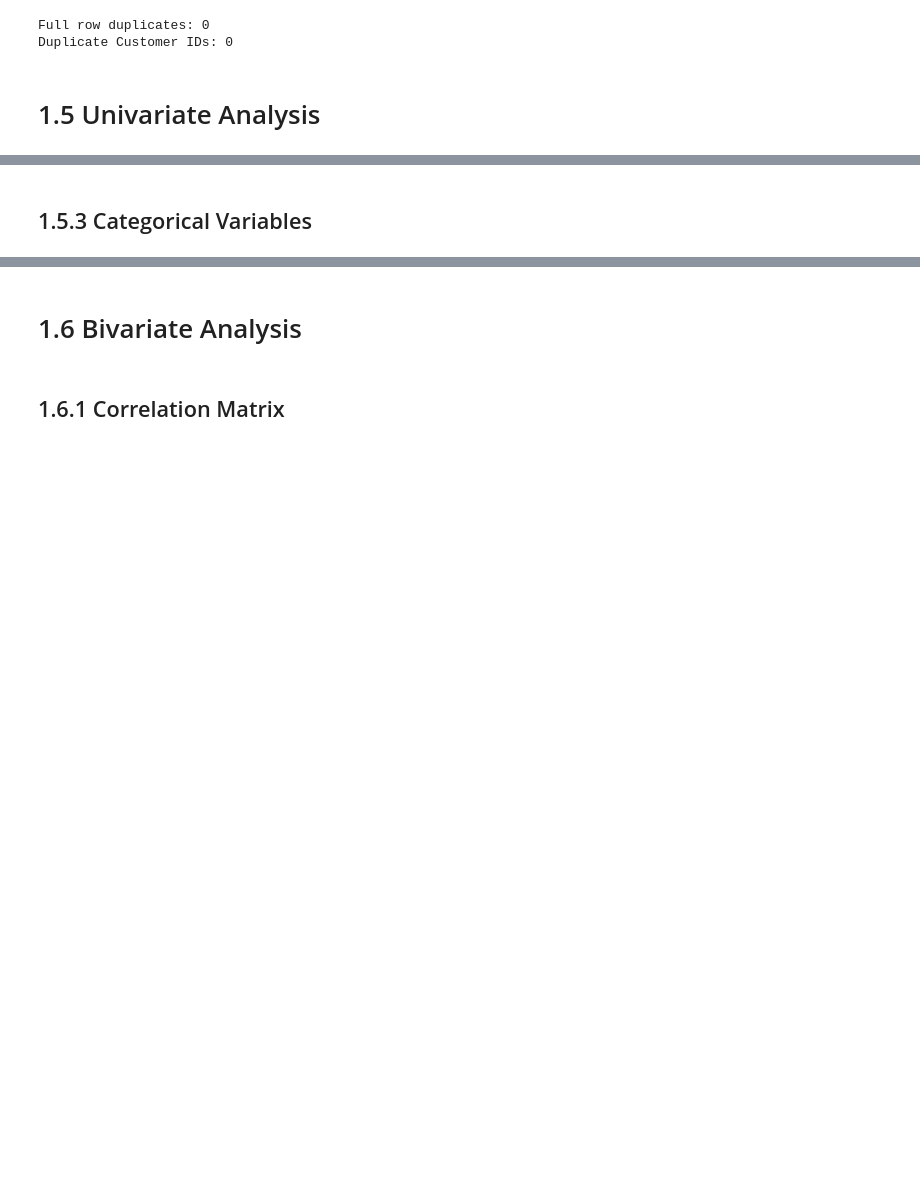
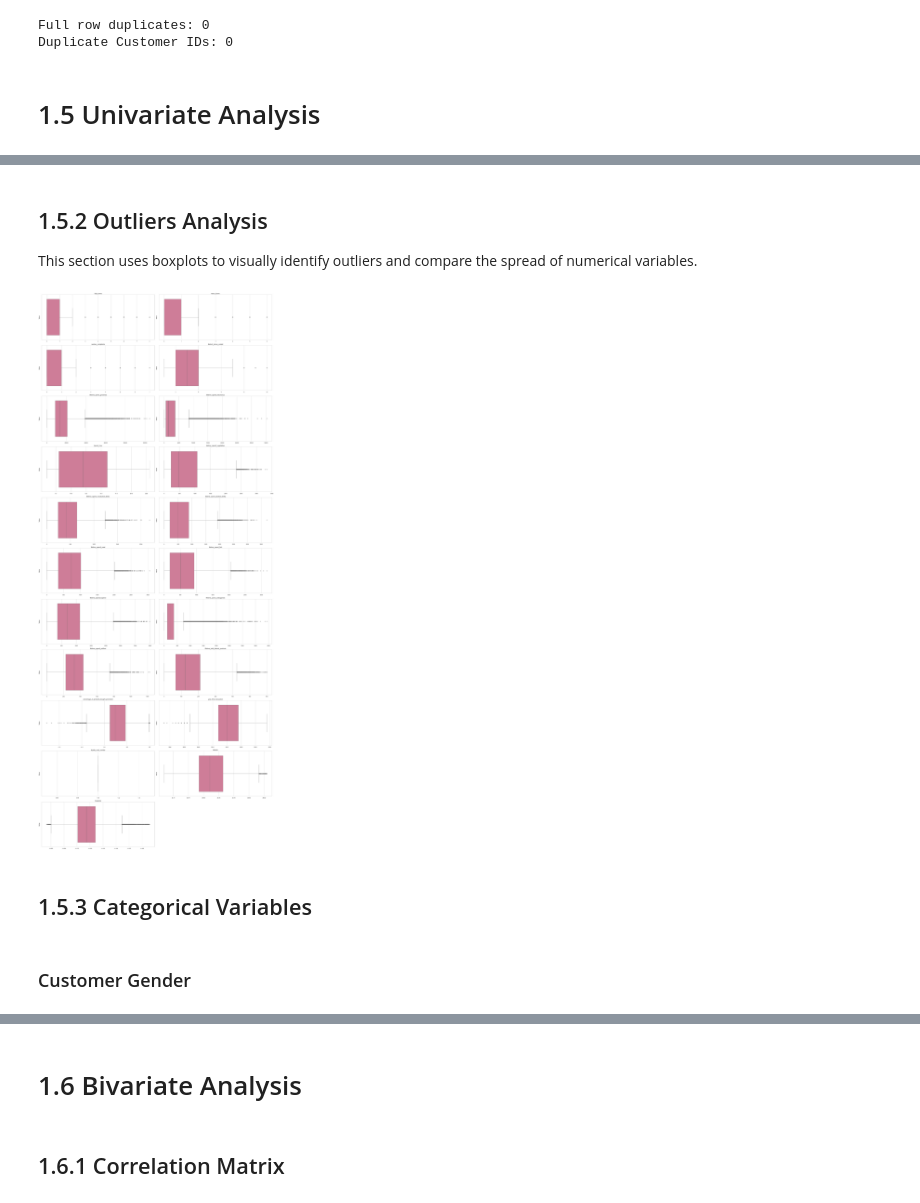
Before and after one commit to marianasfmartins/Customer-Segmentation-Project, a Jupyter notebook: Course Assignment - Customer Segmentation-20260417/EDA-Casa.ipynb, the cells around one changed output, grey strips where cells are left out. Cells and saved outputs as stored; diff of their text form; code cells hidden in the pictures; blank space fills up the shorter version.

```diff
--- a/Course Assignment - Customer Segmentation-20260417/EDA-Casa.ipynb
+++ b/Course Assignment - Customer Segmentation-20260417/EDA-Casa.ipynb
@@ -31,10 +31,7 @@ import numpy as np
 import matplotlib.pyplot as plt
 import seaborn as sns
 from datetime import datetime
-
-# Styling
-sns.set(style="whitegrid")
-plt.rcParams['figure.figsize'] = (14, 8)
+import math
 # %% [markdown]
 ## 1.2.1 Import the dataset
 # %%
@@ -202,5 +203,32 @@ lifetime_spend_petfood              | 389        | -90.00          | 750.00
+# %% [markdown]
+## 1.5.2 Outliers Analysis
+
+This section uses boxplots to visually identify outliers and compare the spread of numerical variables.
+# %%
+cols_per_row = 2
+n_cols = len(numeric_cols)
+n_rows = math.ceil(n_cols / cols_per_row)
+
+fig, axes = plt.subplots(n_rows, cols_per_row, figsize=(28, n_rows * 6))
+axes = axes.flatten()
+
+for i, col in enumerate(numeric_cols):
+    sns.boxplot(x=df[col], color='palevioletred', ax=axes[i])
+    axes[i].set_title(col, fontsize=13)
+    axes[i].set_xlabel('')
+    axes[i].set_ylabel('Value')
+
+for ax in axes[len(numeric_cols):]:
+    ax.axis('off')
+
+plt.tight_layout()
+plt.show()
+# %% [output]
+[figure, added]
 # %% [markdown]
 ## 1.5.3 Categorical Variables
+# %% [markdown]
+### Customer Gender
 # %%
 cat_cols = ['customer_gender']
 for col in cat_cols:
```
Also changed, not shown: parts of 17 cells of this notebook.
